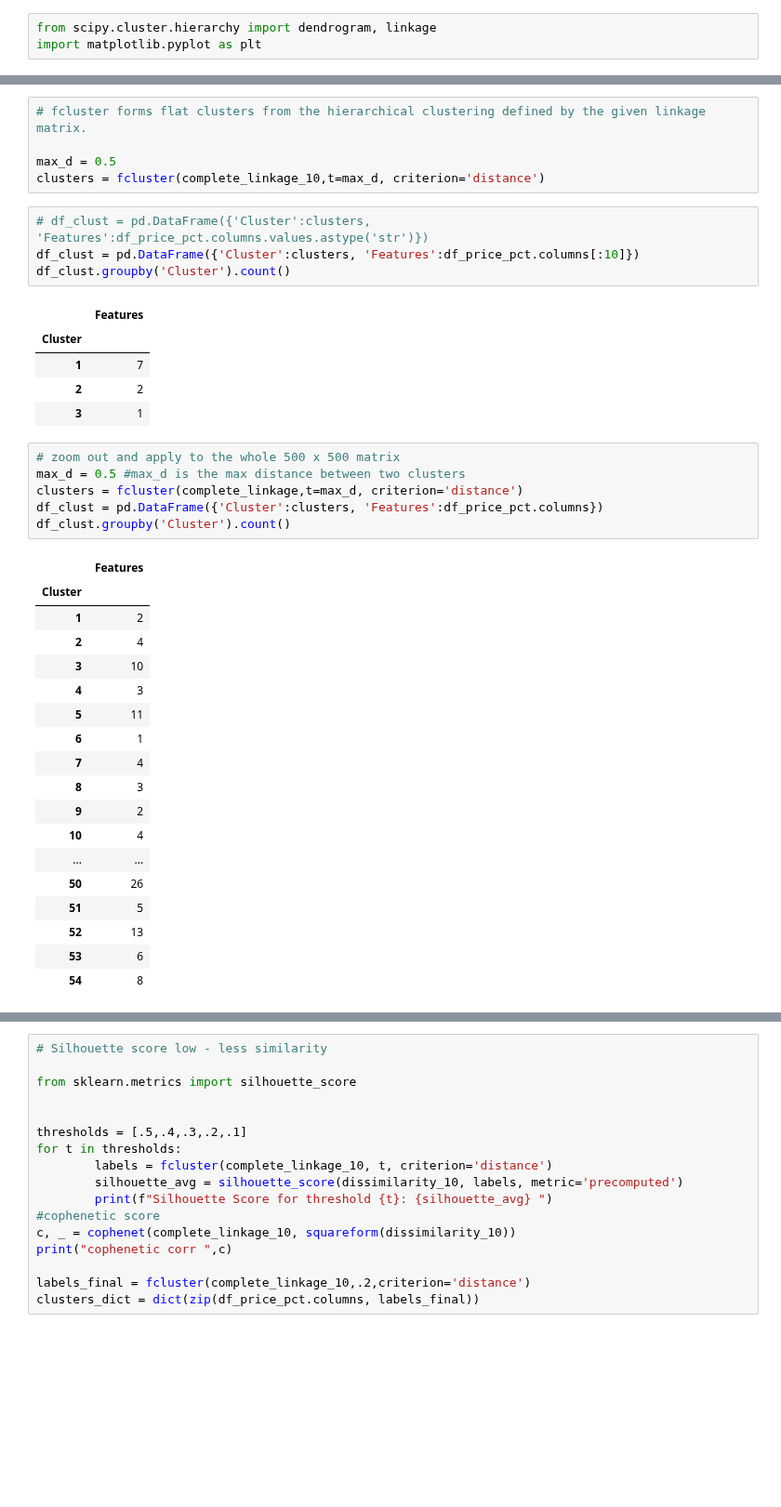
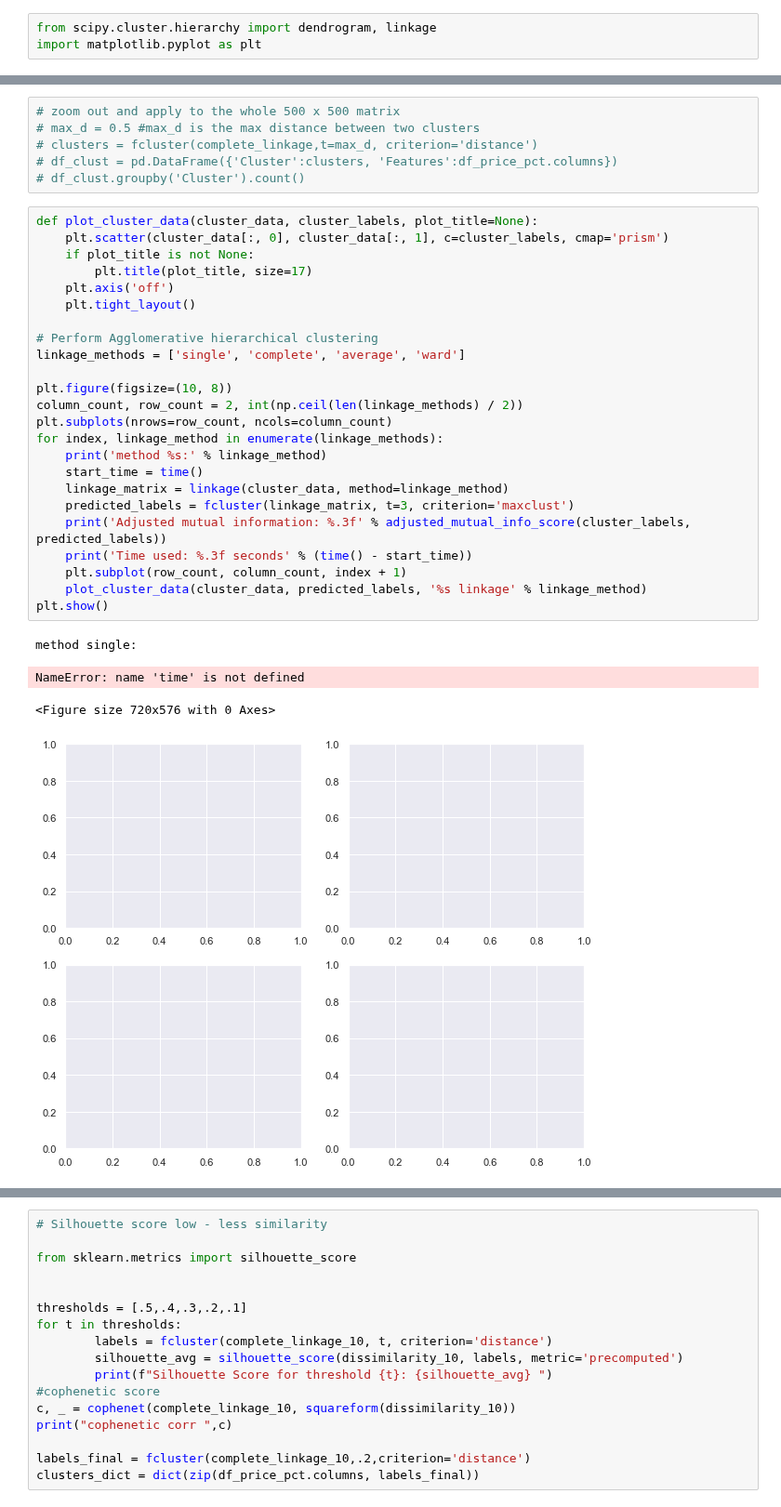
Before and after one commit to ktongk/BTT-JPMC-1, a Jupyter notebook: scrape_data_nora.ipynb, the cells around one changed output, grey strips where cells are left out. Shown at 93% size. Drawn from its saved outputs; the diff is of its cells as text; blank space fills up the shorter version.

```diff
--- a/scrape_data_nora.ipynb
+++ b/scrape_data_nora.ipynb
@@ -860,41 +723,36 @@ plt.show()
-# %%
-# fcluster forms flat clusters from the hierarchical clustering defined by the given linkage matrix.
-
-max_d = 0.5
-clusters = fcluster(complete_linkage_10,t=max_d, criterion='distance')
-# %%
-# df_clust = pd.DataFrame({'Cluster':clusters, 'Features':df_price_pct.columns.values.astype('str')})
-df_clust = pd.DataFrame({'Cluster':clusters, 'Features':df_price_pct.columns[:10]})
-df_clust.groupby('Cluster').count()
-# %% [output]
-|  | Features |
-| Cluster |  |
-| 1 | 7 |
-| 2 | 2 |
-| 3 | 1 |
 # %%
 # zoom out and apply to the whole 500 x 500 matrix
-max_d = 0.5 #max_d is the max distance between two clusters
-clusters = fcluster(complete_linkage,t=max_d, criterion='distance')
-df_clust = pd.DataFrame({'Cluster':clusters, 'Features':df_price_pct.columns})
-df_clust.groupby('Cluster').count()
+# max_d = 0.5 #max_d is the max distance between two clusters
+# clusters = fcluster(complete_linkage,t=max_d, criterion='distance')
+# df_clust = pd.DataFrame({'Cluster':clusters, 'Features':df_price_pct.columns})
+# df_clust.groupby('Cluster').count()
-# %% [output]
-|  | Features |
-| Cluster |  |
-| 1 | 2 |
-| 2 | 4 |
-| 3 | 10 |
-| 4 | 3 |
-| 5 | 11 |
-| 6 | 1 |
-| 7 | 4 |
-| 8 | 3 |
-| 9 | 2 |
-| 10 | 4 |
-| ... | ... |
-| 50 | 26 |
-| 51 | 5 |
-| 52 | 13 |
-| 53 | 6 |
-| 54 | 8 |
+# %%
+def plot_cluster_data(cluster_data, cluster_labels, plot_title=None):
+    plt.scatter(cluster_data[:, 0], cluster_data[:, 1], c=cluster_labels, cmap='prism')
+    if plot_title is not None:
+        plt.title(plot_title, size=17)
+    plt.axis('off')
+    plt.tight_layout()
+
+# Perform Agglomerative hierarchical clustering
+linkage_methods = ['single', 'complete', 'average', 'ward']
+
+plt.figure(figsize=(10, 8))
+column_count, row_count = 2, int(np.ceil(len(linkage_methods) / 2))
+plt.subplots(nrows=row_count, ncols=column_count)
+for index, linkage_method in enumerate(linkage_methods):
+    print('method %s:' % linkage_method)
+    start_time = time()
+    linkage_matrix = linkage(cluster_data, method=linkage_method)
+    predicted_labels = fcluster(linkage_matrix, t=3, criterion='maxclust')
+    print('Adjusted mutual information: %.3f' % adjusted_mutual_info_score(cluster_labels, predicted_labels))
+    print('Time used: %.3f seconds' % (time() - start_time))
+    plt.subplot(row_count, column_count, index + 1)
+    plot_cluster_data(cluster_data, predicted_labels, '%s linkage' % linkage_method)
+plt.show()
+# %% [output]
+method single:
+NameError: name 'time' is not defined
+<Figure size 720x576 with 0 Axes>
+[figure, added]
 # %%
```
Also changed, not shown: parts of 66 cells of this notebook.
